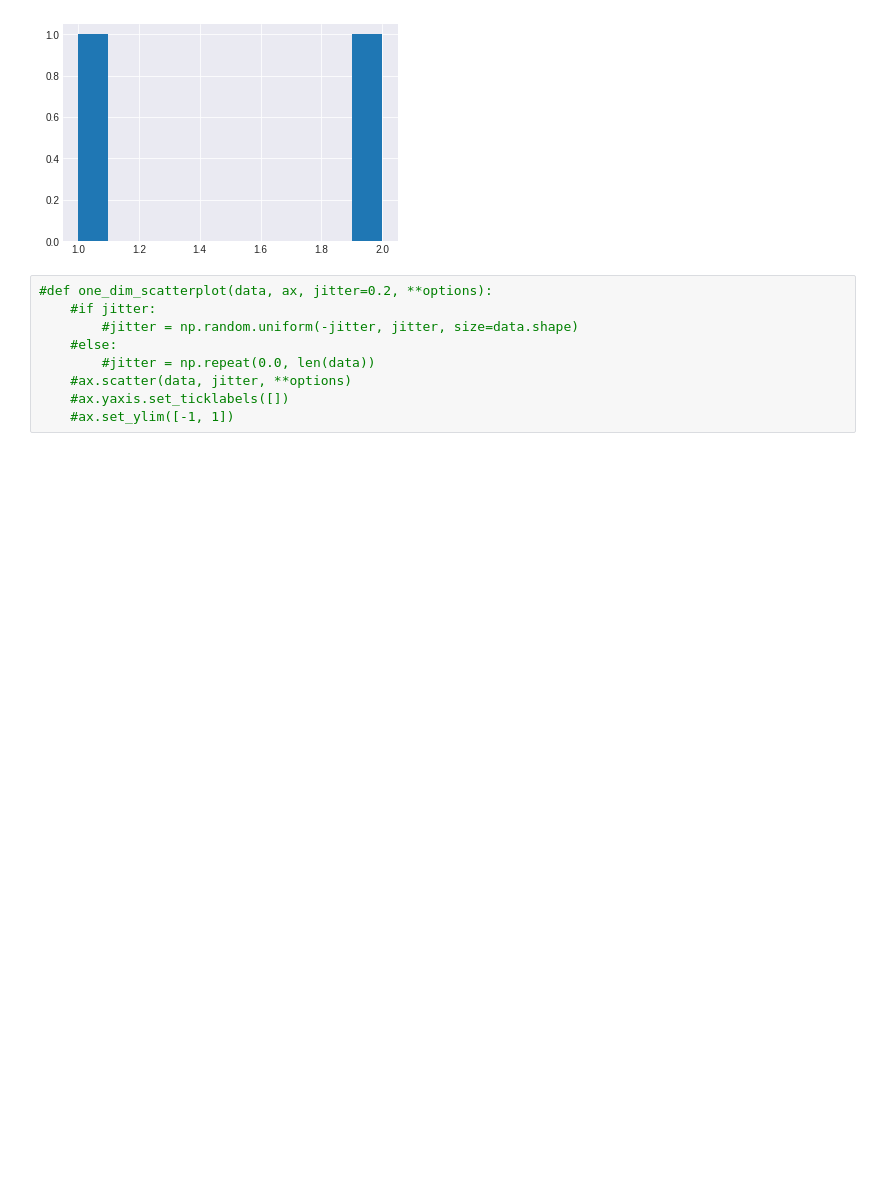
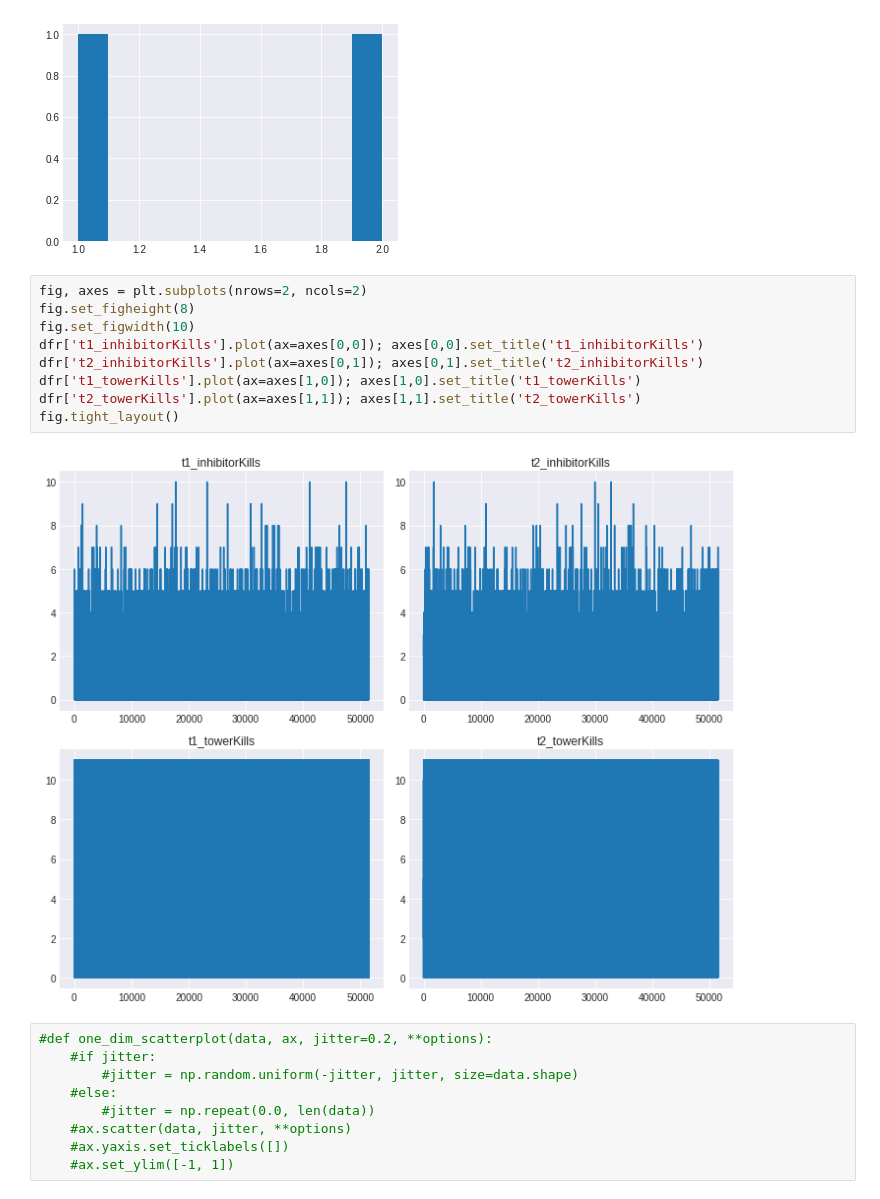
Before and after one commit to ehi58/League_of_Legends, a Jupyter notebook: League_of_Legends.ipynb, the cells around one changed output. Saved outputs shown, nothing was run; the diff lists cells and outputs as text; blank space fills up the shorter version.

```diff
--- a/League_of_Legends.ipynb
+++ b/League_of_Legends.ipynb
@@ -380,6 +408,17 @@ plt.hist((winner_team.index))
  array([1. , 1.1, 1.2, 1.3, 1.4, 1.5, 1.6, 1.7, 1.8, 1.9, 2. ]),
  <a list of 10 Patch objects>)
 [figure]
+# %%
+fig, axes = plt.subplots(nrows=2, ncols=2)
+fig.set_figheight(8)
+fig.set_figwidth(10)
+dfr['t1_inhibitorKills'].plot(ax=axes[0,0]); axes[0,0].set_title('t1_inhibitorKills')
+dfr['t2_inhibitorKills'].plot(ax=axes[0,1]); axes[0,1].set_title('t2_inhibitorKills')
+dfr['t1_towerKills'].plot(ax=axes[1,0]); axes[1,0].set_title('t1_towerKills')
+dfr['t2_towerKills'].plot(ax=axes[1,1]); axes[1,1].set_title('t2_towerKills')
+fig.tight_layout()
+# %% [output]
+[figure, added]
 # %%
 #def one_dim_scatterplot(data, ax, jitter=0.2, **options):
     #if jitter:
```
Also changed, not shown: parts of 5 cells of this notebook.
